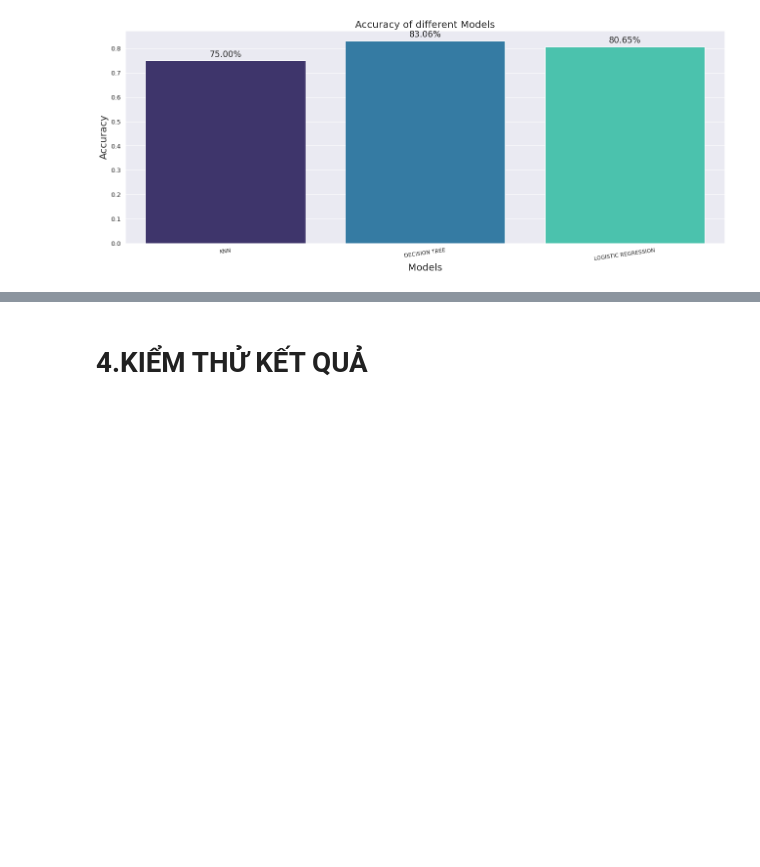
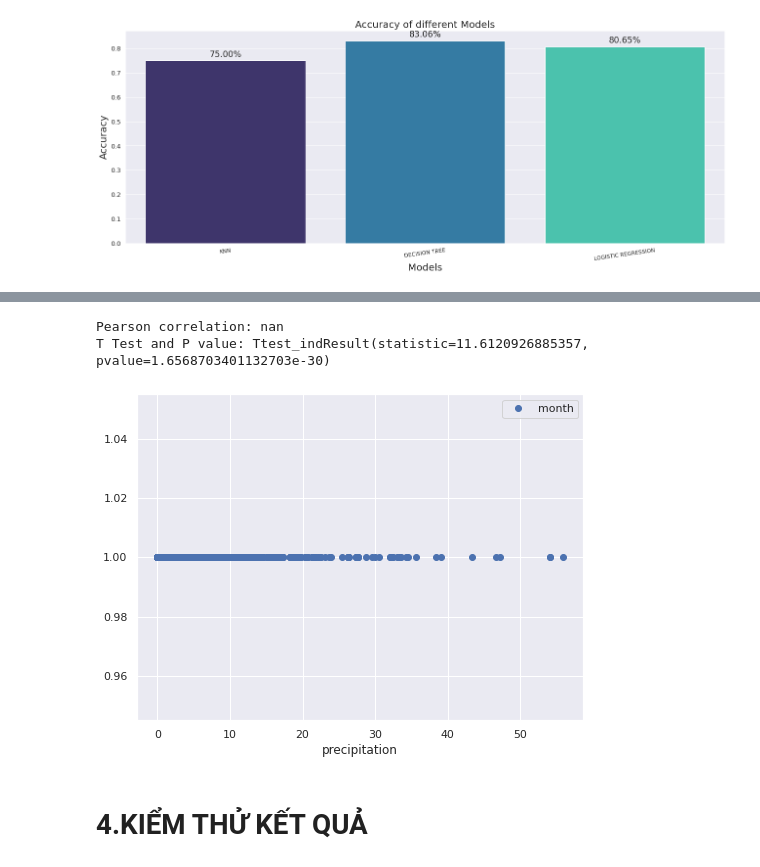
Before and after one commit to trunghq0205/IntroductionToDataScience_MTH10171, a Jupyter notebook: WeatherPrediction_Group15.ipynb, the cells around one changed output, grey strips where cells are left out. Saved outputs shown, nothing was run; the diff lists cells and outputs as text; code cells hidden in the pictures; blank space fills up the shorter version.

```diff
--- a/WeatherPrediction_Group15.ipynb
+++ b/WeatherPrediction_Group15.ipynb
@@ -436,0 +460,3 @@ plt.show()
+# %%
+df_date.date = pd.to_datetime(df_date.date).dt.month
+df_date.date
@@ -436,0 +478,3 @@ plt.show()
+# %%
+df_date = df_date.rename(columns = {'date':'month'})
+df_date.head()
@@ -436,0 +488,4 @@ plt.show()
+# %%
+lc_date=LabelEncoder()
+df_date["weather"]=lc_date.fit_transform(df_date["weather"])
+df_date.head()
@@ -437,3 +655,11 @@ plt.show()
+# %%
+df_date.plot("month","precipitation",style='o')
+print("Pearson correlation:",df_date["month"].corr(df_date["precipitation"]))
+print("T Test and P value:",stats.ttest_ind(df_date["month"],df_date["precipitation"]))
+# %% [output]
+Pearson correlation: nan
+T Test and P value: Ttest_indResult(statistic=11.6120926885357, pvalue=1.6568703401132703e-30)
+[figure, added]
 # %% [markdown]
 # **4.KIỂM THỬ KẾT QUẢ**
 # %%
```
Also changed, not shown: parts of 35 cells of this notebook.
